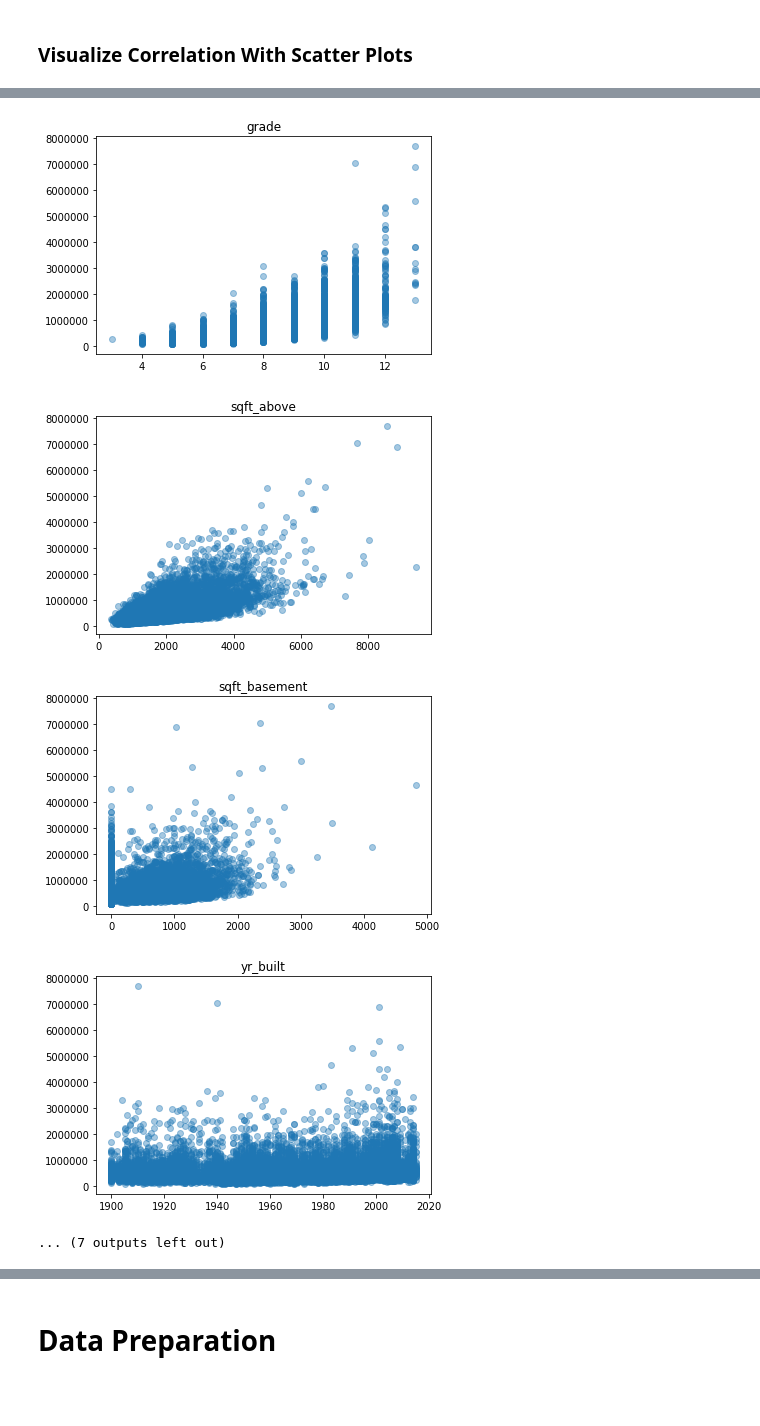
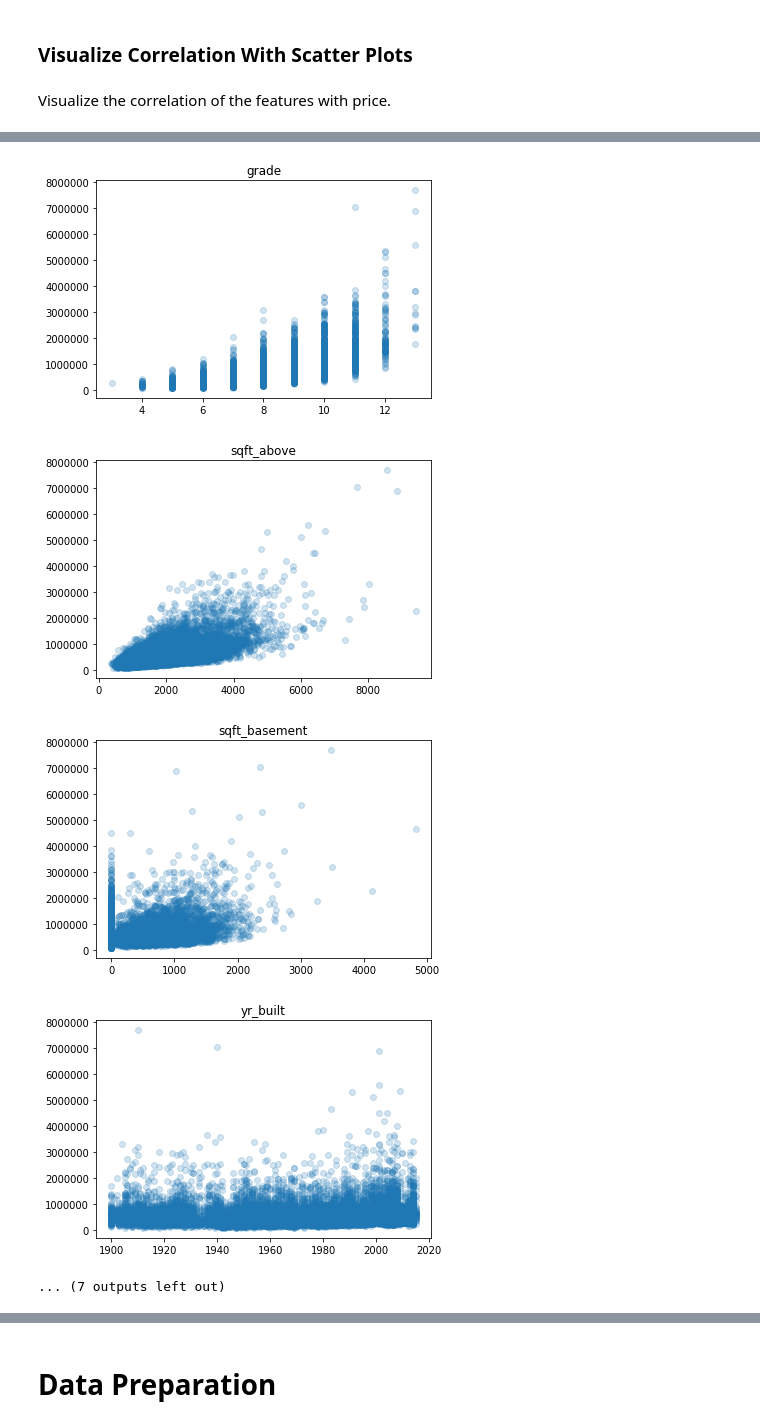
Before and after one commit to Patrickbfuller/lin_reg_tutorial, a Jupyter notebook: linear_regression.ipynb, the cells around one changed output, grey strips where cells are left out. Drawn from its saved outputs; the diff is of its cells as text; code cells hidden in the pictures; blank space fills up the shorter version.

Commit message:
add color scatterplots for correlation eda

```diff
--- a/linear_regression.ipynb
+++ b/linear_regression.ipynb
@@ -507,9 +499,11 @@ round(
 Not a massive improvement. Visualizations will give a better idea.
 # %% [markdown]
 ### Visualize Correlation With Scatter Plots
+# %% [markdown]
+Visualize the correlation of the features with price.
 # %%
 for col in df_viz.drop(['id', 'price', 'date'], axis=1).columns:
-    plt.scatter(df_viz[col], df_viz.price, alpha=0.4)
+    plt.scatter(df_viz[col], df_viz.price, alpha=0.2)
     plt.title(col)
     plt.show()
 # %% [output]
@@ -524,5 +518,5 @@ for col in df_viz.drop(['id', 'price', 'date'], axis=1).columns:
-[figure, old version]
+[figure, new version]
-[figure, old version]
+[figure, new version]
-[figure, old version]
+[figure, new version]
-[figure, old version]
+[figure, new version]
 ... (7 outputs left out)
```
Also changed, not shown: parts of 10 cells of this notebook.
